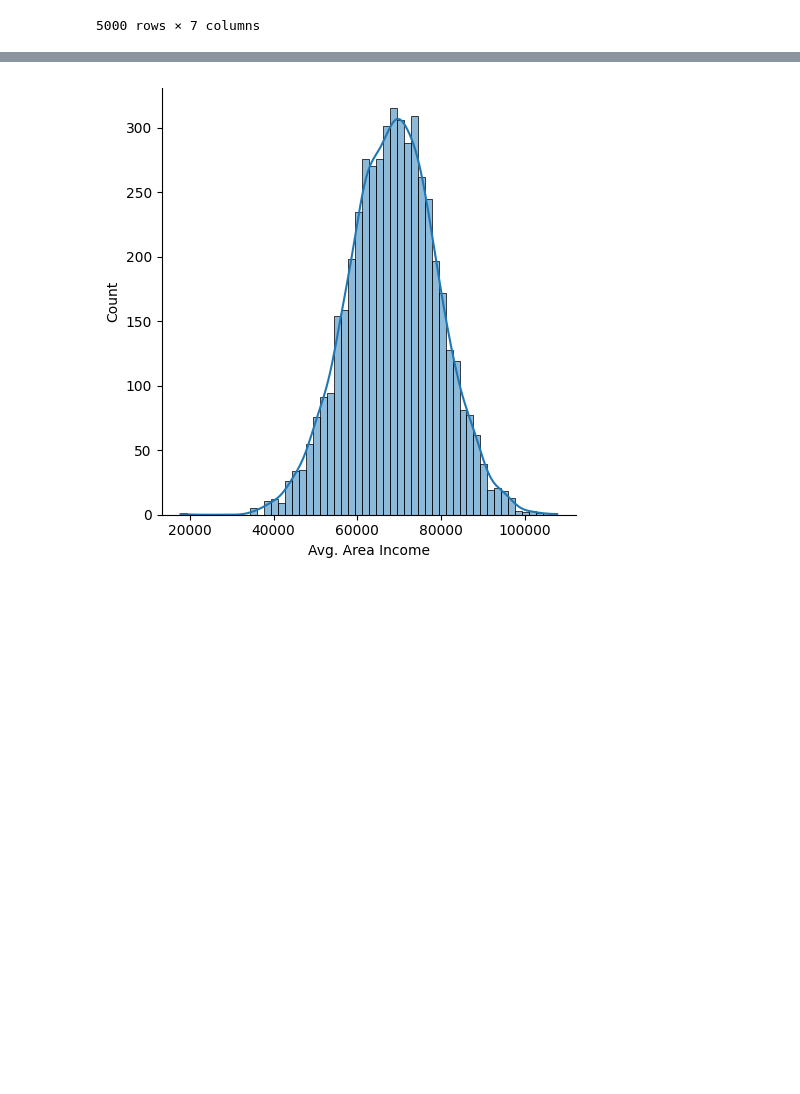
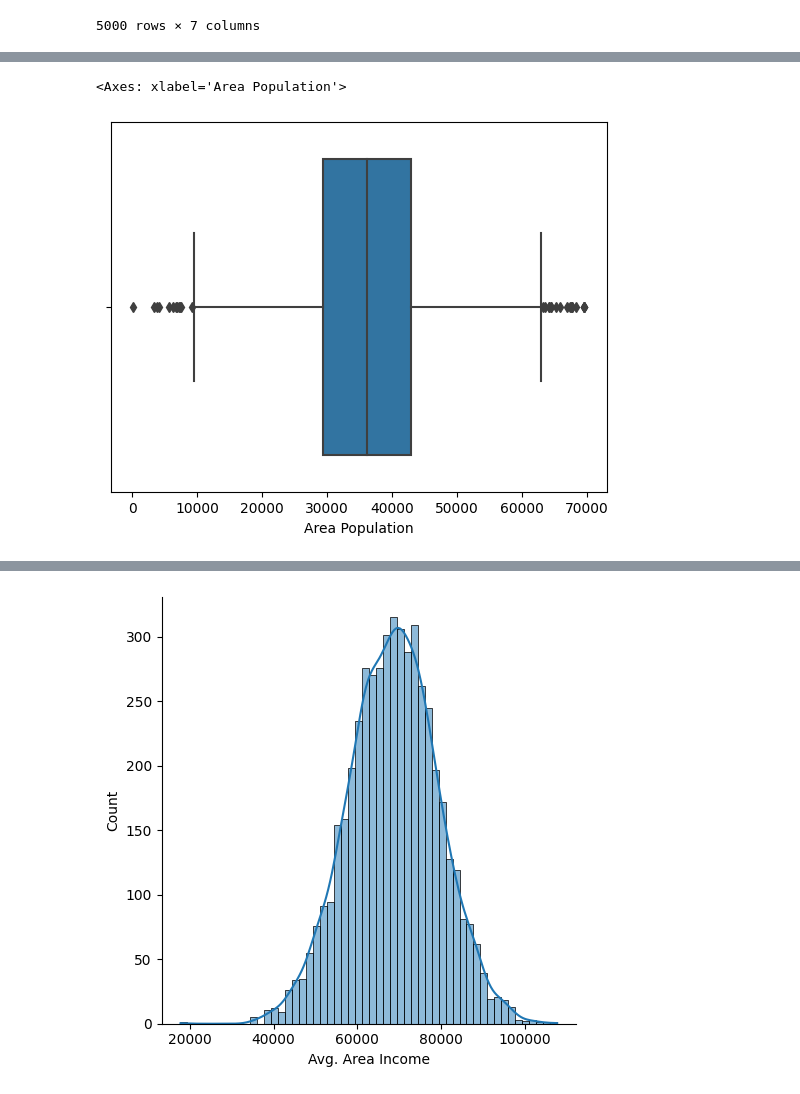
Before and after one commit to user3719431/data_analysis, a Jupyter notebook: lab1/lab1.ipynb, the cells around one changed output, grey strips where cells are left out. Drawn from its saved outputs; the diff is of its cells as text; code cells hidden in the pictures; blank space fills up the shorter version.

```diff
--- a/lab1/lab1.ipynb
+++ b/lab1/lab1.ipynb
@@ -83,0 +82,5 @@ Pairplot
+# %%
+sns.boxplot(x=df["Area Population"])
+# %% [output]
+<Axes: xlabel='Area Population'>
+[figure, added]
```
Also changed, not shown: parts of 31 cells of this notebook, 1 other file.
